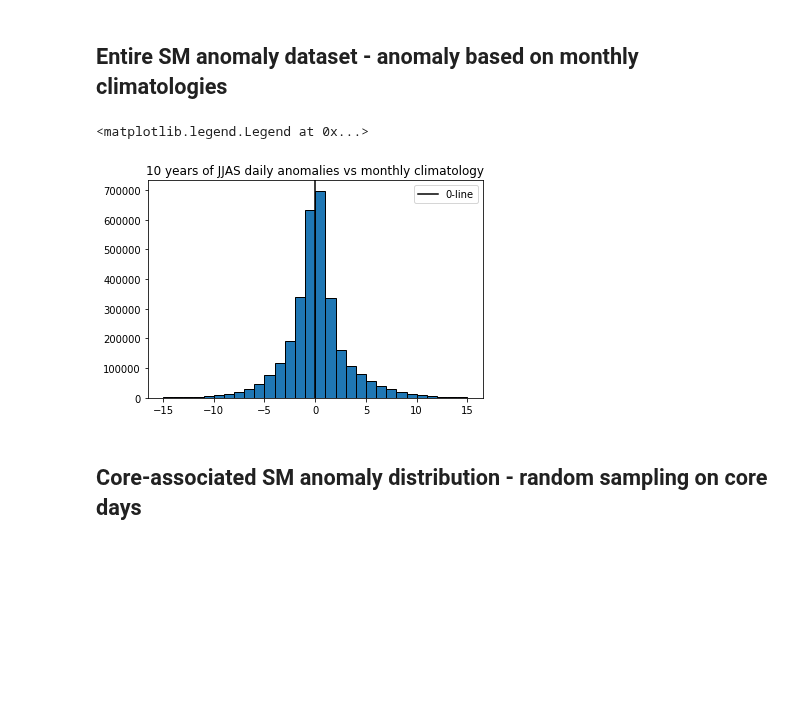
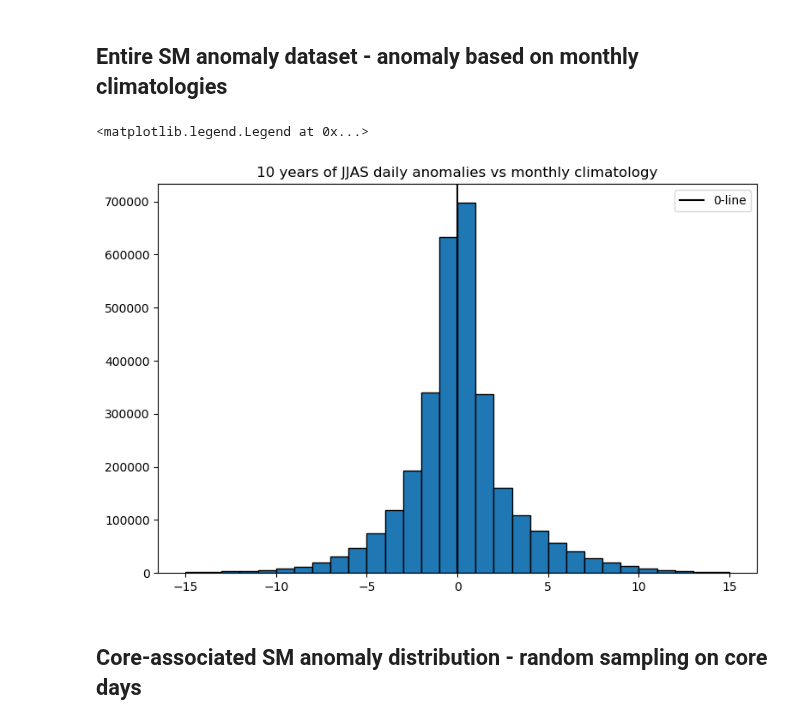
Before and after one commit to cornkle/proj_CEH, a Jupyter notebook: notebooks/AMMA_soil_moisture_distribution_test.ipynb, the cells around one changed output. Drawn from its saved outputs; the diff is of its cells as text; code cells hidden in the pictures; blank space fills up the shorter version.

```diff
--- a/notebooks/AMMA_soil_moisture_distribution_test.ipynb
+++ b/notebooks/AMMA_soil_moisture_distribution_test.ipynb
@@ -80,15 +80,16 @@ data = data['SM'][(data['time.month']>=6) & (data['time.month']<=9)]
 # %%
 hist_ano = data.values[np.isfinite(data.values)]
 # %%
+plt.figure(figsize=(9,6), dpi=100)
 plt.hist(hist_ano, bins=30, range=(-15,15), edgecolor='k')
 plt.axvline(x=0, color='k', label='0-line')
 # plt.axvline(x=np.median(hist_ano), color='r', label='Median')
 # plt.axvline(x=np.mean(hist_ano), color='k', label='Mean')
 plt.title('10 years of JJAS daily anomalies vs monthly climatology')
 plt.legend()
 # %% [output]
 <matplotlib.legend.Legend at 0x...>
-[figure, old version]
+[figure, new version]
 # %% [markdown]
 ## Core-associated SM anomaly distribution - random sampling on core days
 # %%
```
Also changed, not shown: parts of 5 cells of this notebook.
